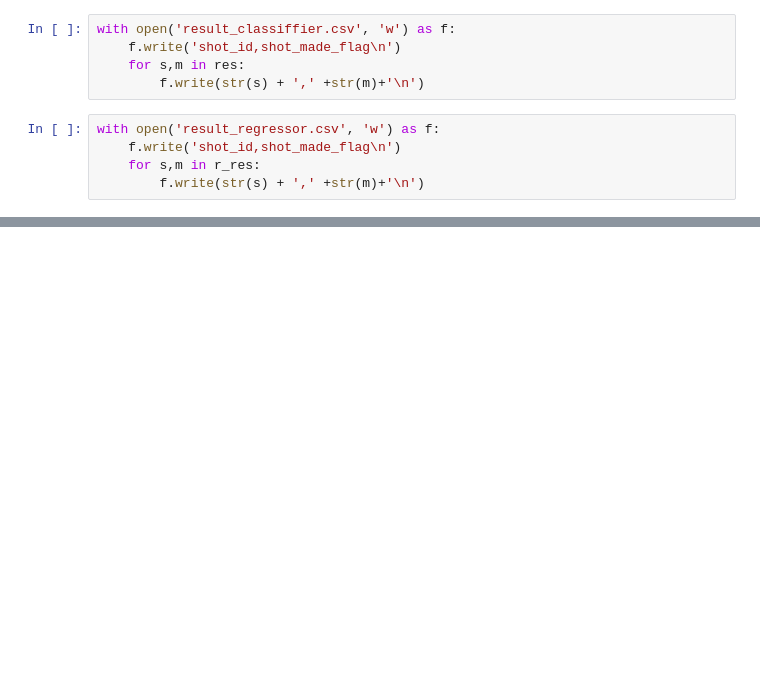
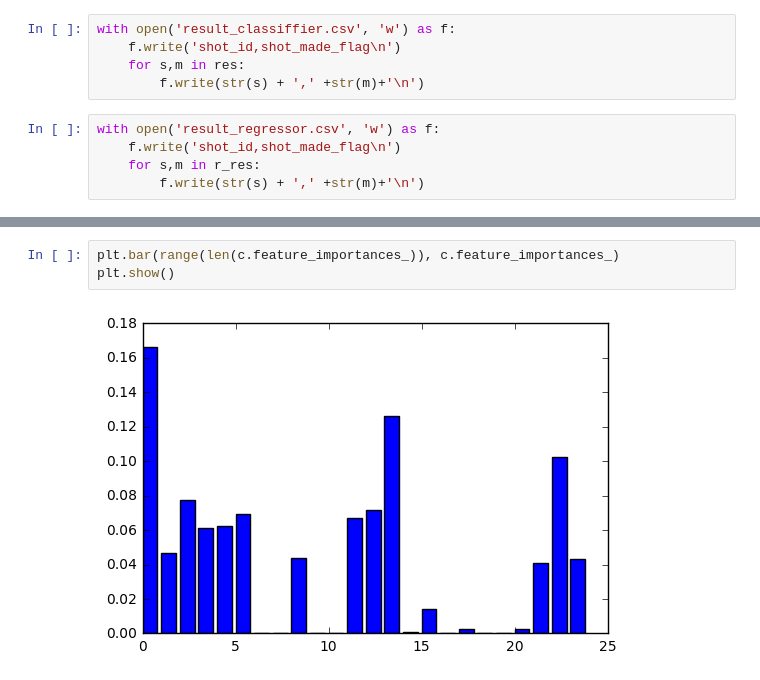
Before and after one commit to fateevstanislav/ml, a Jupyter notebook: Kobe/KobeSolve.ipynb, the cells around one changed output, grey strips where cells are left out. Cells and saved outputs as stored; diff of their text form; blank space fills up the shorter version.

```diff
--- a/Kobe/KobeSolve.ipynb
+++ b/Kobe/KobeSolve.ipynb
@@ -103,0 +160,5 @@ for z in r_res[:3]:
+# %%
+plt.bar(range(len(c.feature_importances_)), c.feature_importances_)
+plt.show()
+# %% [output]
+[figure, added]
```
Also changed, not shown: parts of 16 cells of this notebook, 2 other files.
